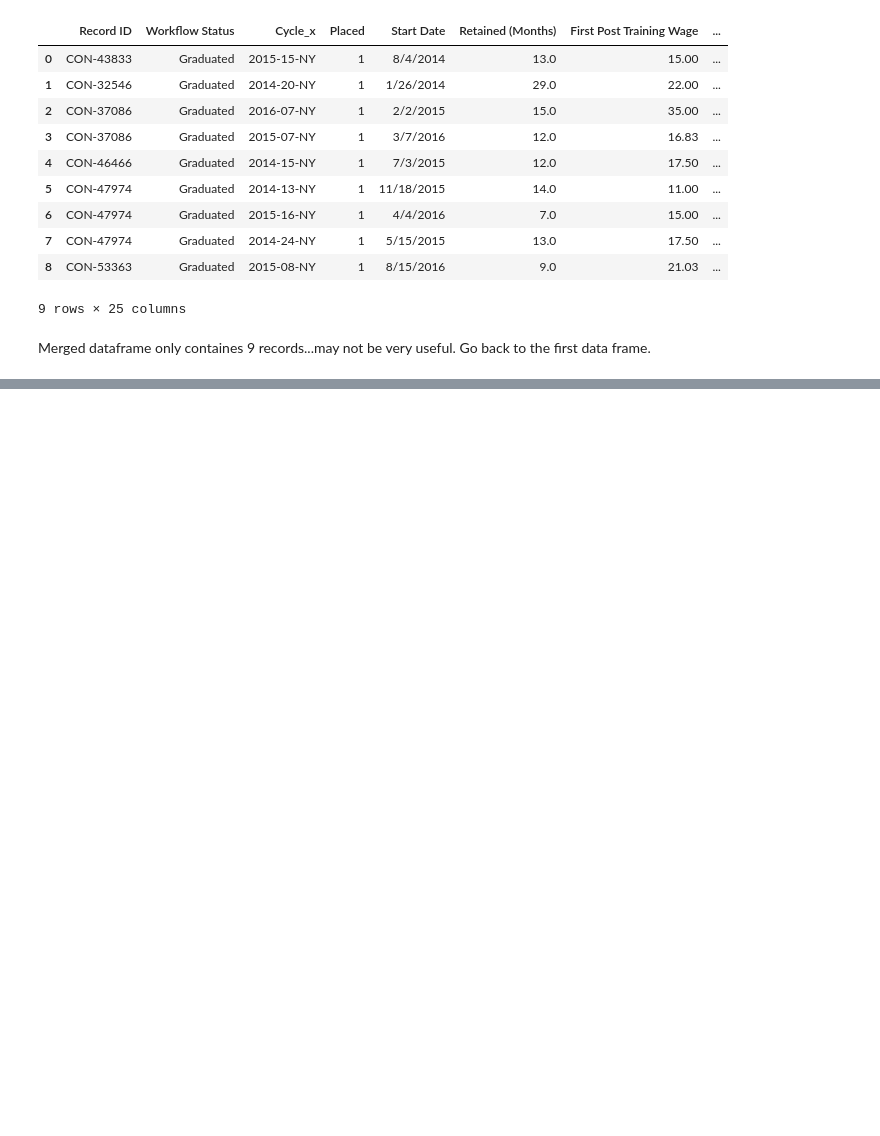
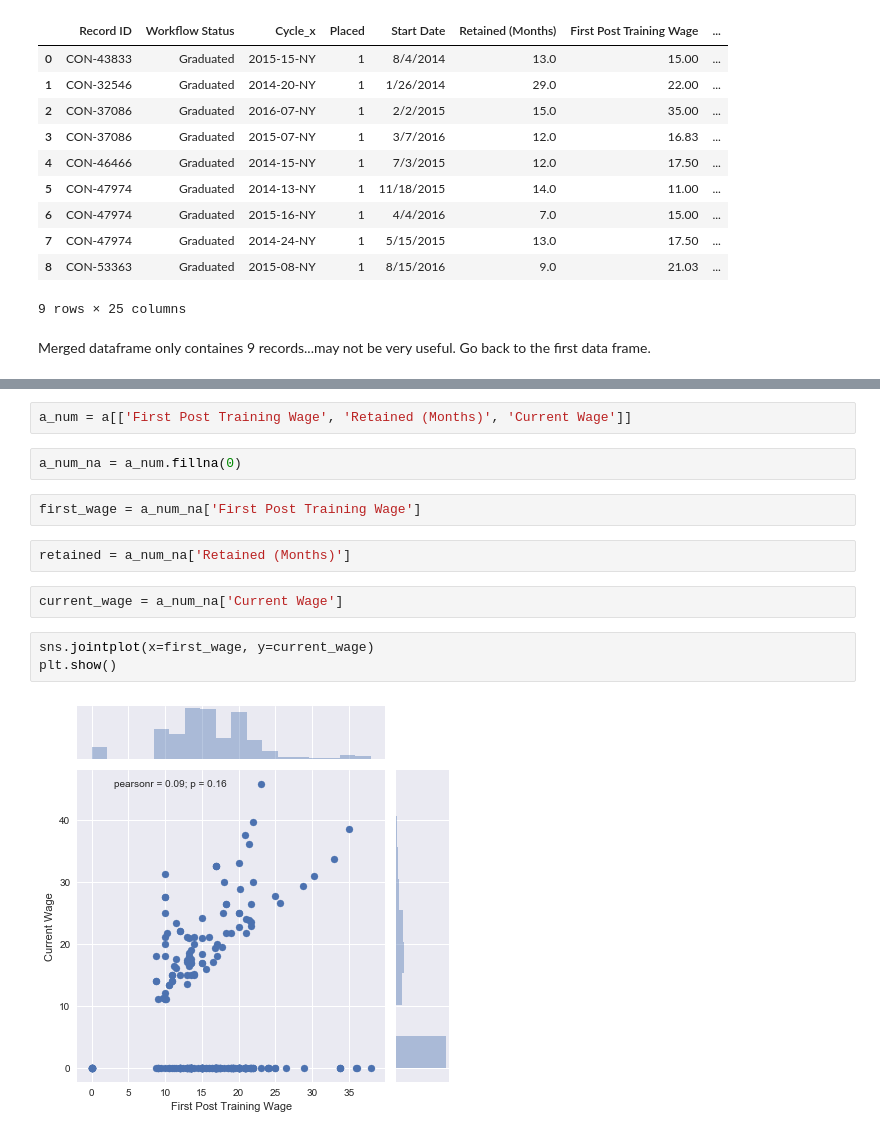
Before and after one commit to KT12/keepintouch, a Jupyter notebook: per_scholas_eda.ipynb, the cells around one changed output, grey strips where cells are left out. Cells and saved outputs as stored; diff of their text form; blank space fills up the shorter version.

Commit message:
Add histograms to EDA

```diff
--- a/per_scholas_eda.ipynb
+++ b/per_scholas_eda.ipynb
@@ -125,0 +143,15 @@ Merged dataframe only containes 9 records...may not be very useful.  Go back to
+# %%
+a_num = a[['First Post Training Wage', 'Retained (Months)', 'Current Wage']]
+# %%
+a_num_na = a_num.fillna(0)
+# %%
+first_wage = a_num_na['First Post Training Wage']
+# %%
+retained = a_num_na['Retained (Months)']
+# %%
+current_wage = a_num_na['Current Wage']
+# %%
+sns.jointplot(x=first_wage, y=current_wage)
+plt.show()
+# %% [output]
+[figure, added]
```
Also changed, not shown: parts of 7 cells of this notebook.
